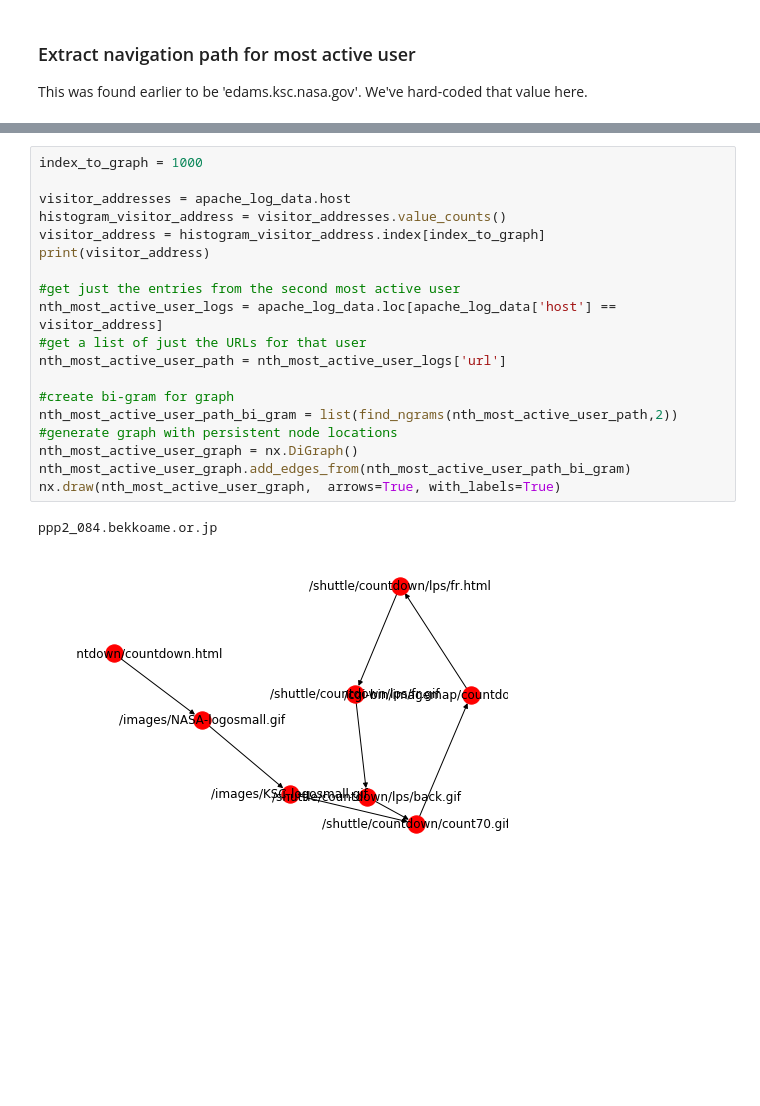
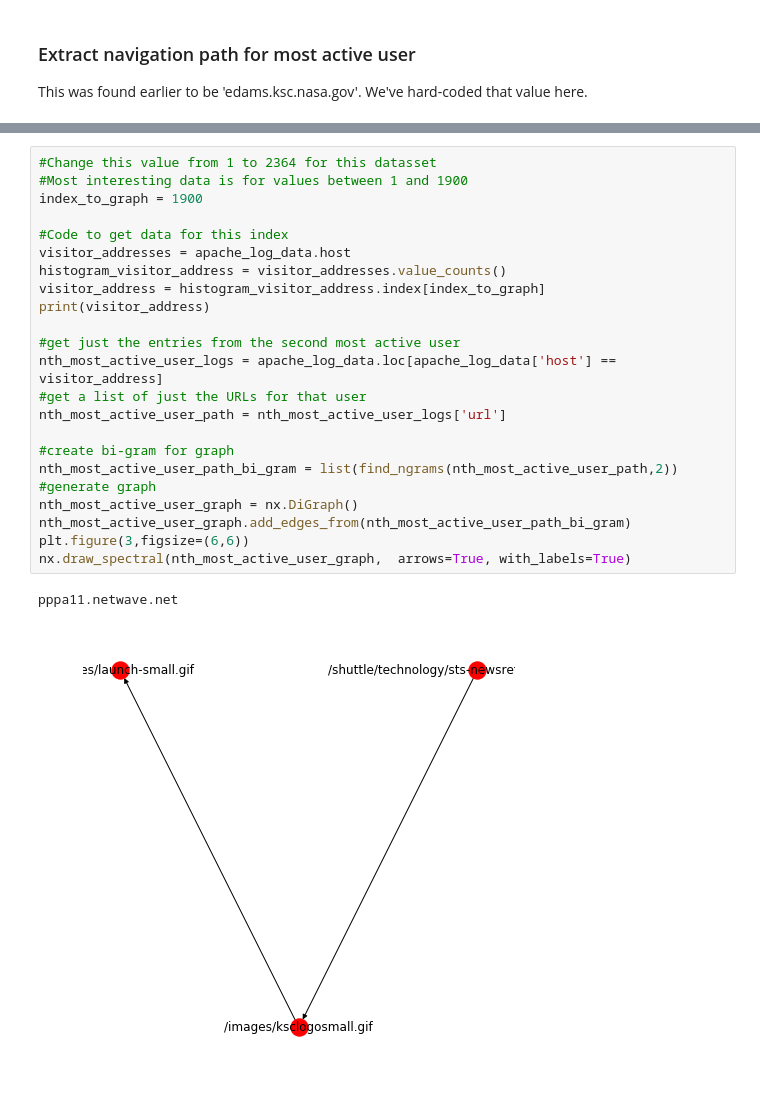
Before and after one commit to robertwatkins/playground-robert, a Jupyter notebook: Python/Jupyter/apache/ApacheNGram.ipynb, the cells around one changed output, grey strips where cells are left out. Drawn from its saved outputs; the diff is of its cells as text; blank space fills up the shorter version.

```diff
--- a/Python/Jupyter/apache/ApacheNGram.ipynb
+++ b/Python/Jupyter/apache/ApacheNGram.ipynb
@@ -122,22 +126,26 @@ We can get the graph by setting the index of the histogram table (choose an inde
 # %%
-index_to_graph = 1000
+#Change this value from 1 to 2364 for this datasset
+#Most interesting data is for values between 1 and 1900
+index_to_graph = 1900
 
+#Code to get data for this index
 visitor_addresses = apache_log_data.host
 histogram_visitor_address = visitor_addresses.value_counts()
 visitor_address = histogram_visitor_address.index[index_to_graph]
 print(visitor_address)
 
 #get just the entries from the second most active user
 nth_most_active_user_logs = apache_log_data.loc[apache_log_data['host'] == visitor_address]
 #get a list of just the URLs for that user
 nth_most_active_user_path = nth_most_active_user_logs['url']
 
 #create bi-gram for graph
 nth_most_active_user_path_bi_gram = list(find_ngrams(nth_most_active_user_path,2))
-#generate graph with persistent node locations
+#generate graph
 nth_most_active_user_graph = nx.DiGraph()
 nth_most_active_user_graph.add_edges_from(nth_most_active_user_path_bi_gram)
-nx.draw(nth_most_active_user_graph,  arrows=True, with_labels=True)
+plt.figure(3,figsize=(6,6))
+nx.draw_spectral(nth_most_active_user_graph,  arrows=True, with_labels=True)
 # %% [output]
-ppp2_084.bekkoame.or.jp
+pppa11.netwave.net
-[figure, old version]
+[figure, new version]
```
Also changed, not shown: parts of 10 cells of this notebook.
